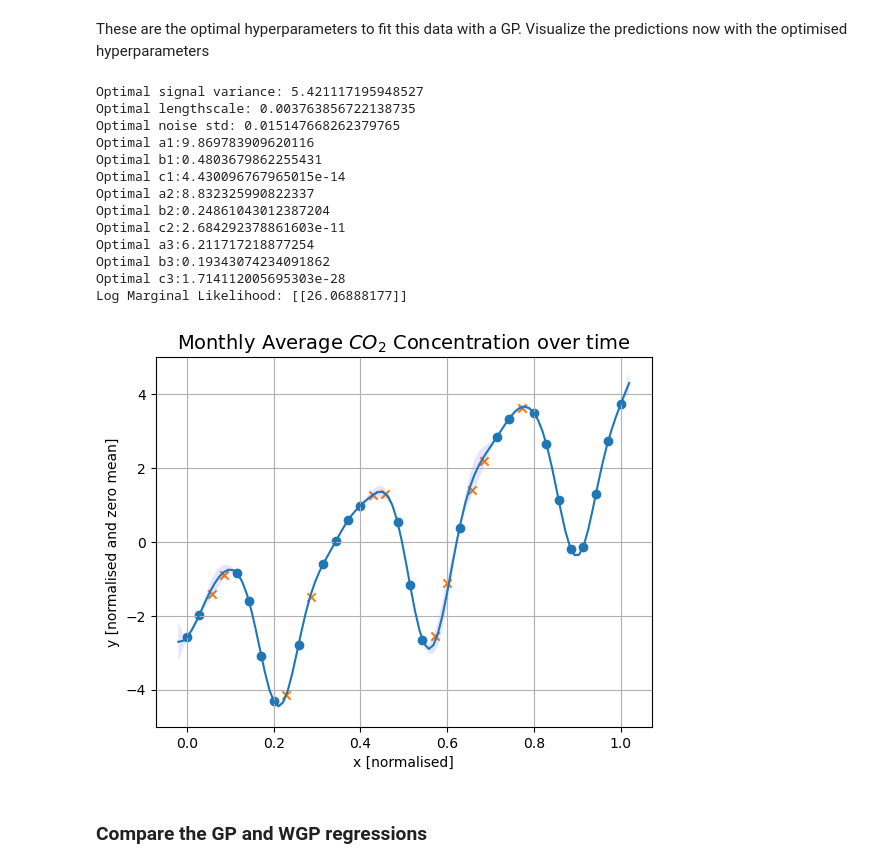
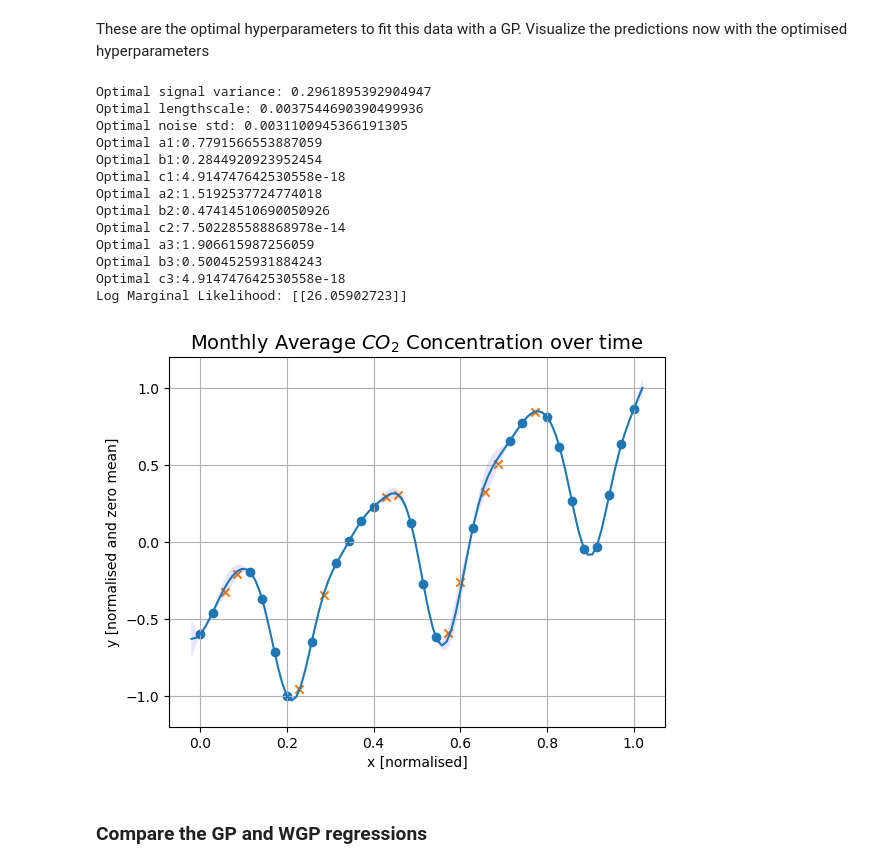
Before and after one commit to Fabian-Leal/Warped-GPs-, a Jupyter notebook: Creating unified GP class.ipynb, the cells around one changed output. Cells and saved outputs as stored; diff of their text form; code cells hidden in the pictures.

```diff
--- a/Creating unified GP class.ipynb
+++ b/Creating unified GP class.ipynb
@@ -213,7 +215,7 @@ x_star = np.linspace(-0.02,1.02,100)[:,np.newaxis]
 signal_variance = 1 #1
 lengthscale = 0.1 #0.3
 sigma_n = 0.05#0.1
-gp = GP("Squared Exponential", x_norm_train, y_norm_train, [signal_variance,lengthscale], sigma_n)
+gp = GPR("Squared Exponential", x_norm_train, y_norm_train, [signal_variance,lengthscale], sigma_n)
 [f_mean_2,f_std_2] = gp.predict(x_star)
 lml = gp.log_marginal_likelihood()
 print("Log Marginal Likelihood: "+str(lml))
@@ -440,16 +315,16 @@ from scipy.optimize import minimize
 
 def eval_params(params, gp):
     params = np.exp(params)
-    a = [params[2+3*i] for i in range(I)]
-    b = [params[3+3*i] for i in range(I)]
-    c = [params[4+3*i] for i in range(I)]
-    gpw.set_hyper_params([params[:2], [a,b,c]], params[len(params)-1])
-    nlml = -gpw.log_marginal_likelihood()
+    a = [params[3+3*i] for i in range(I)]
+    b = [params[4+3*i] for i in range(I)]
+    c = [params[5+3*i] for i in range(I)]
+    wgp.set_hyper_params(params[:2], params[2], [a,b,c])
+    nlml = -wgp.log_marginal_likelihood()
     print(str(params)+str(nlml))
     return nlml
 
-x0 = np.array([np.log(1), np.log(0.01)] + [np.log(1), np.log(1), np.log(0.01)]*I + [np.log(0.3)])
-res = minimize(eval_params, x0, method='powell', args=(gp),
+x0 = np.array([np.log(5), np.log(0.003)]  + [np.log(0.015)] + [np.log(1), np.log(1), np.log(0.01)]*I)
+res = minimize(eval_params, x0, method='powell', args=(wgp),
                options={'xatol': 1e-10, 'disp': True})
 print(res)
 # %% [output]
@@ -492,59 +350,59 @@ These are the optimal hyperparameters to fit this data with a GP. Visualize the
 # %%
 optimal_params = np.exp(res.x)
 
 print("Optimal signal variance: "+str(optimal_params[0]))
 print("Optimal lengthscale: "+str(optimal_params[1]))
-print("Optimal noise std: "+str(optimal_params[-1]))
+print("Optimal noise std: "+str(optimal_params[2]))
 for i in range(I):
-    print(f'Optimal a{i+1}:' +str(optimal_params[2+3*i]))
-    print(f'Optimal b{i+1}:' +str(optimal_params[3+3*i]))
-    print(f'Optimal c{i+1}:' +str(optimal_params[4+3*i]))
+    print(f'Optimal a{i+1}:' +str(optimal_params[3+3*i]))
+    print(f'Optimal b{i+1}:' +str(optimal_params[4+3*i]))
+    print(f'Optimal c{i+1}:' +str(optimal_params[5+3*i]))
 
-a = [optimal_params[2+3*i] for i in range(I)]
-b = [optimal_params[3+3*i] for i in range(I)]
-c = [optimal_params[4+3*i] for i in range(I)]
+a = [optimal_params[3+3*i] for i in range(I)]
+b = [optimal_params[4+3*i] for i in range(I)]
+c = [optimal_params[5+3*i] for i in range(I)]
 
-gpw.set_hyper_params([optimal_params[:2], [a,b,c]], optimal_params[len(optimal_params)-1])
+wgp.set_hyper_params(optimal_params[:2], optimal_params[2], [a,b,c])
 
 #Predict for x_star
-[fw_mean,fw_std] = gpw.predict(x_star)
-lml = gpw.log_marginal_likelihood()
+[fw_mean,fw_std] = wgp.predict(x_star)
+lml = wgp.log_marginal_likelihood()
 print("Log Marginal Likelihood: "+str(lml))
 
 
 fw_norm_train = 0
 fw_norm_test = 0
 
 for i in range(I):
-    fw_norm_train += optimal_params[3*i+2] * np.tanh(optimal_params[3*i+3] * (y_norm_train + optimal_params[3*i+4]))
-    fw_norm_test += optimal_params[3*i+2] * np.tanh(optimal_params[3*i+3] * (y_norm_test + optimal_params[3*i+4]))
+    fw_norm_train += optimal_params[3*i+3] * np.tanh(optimal_params[3*i+4] * (y_norm_train + optimal_params[3*i+5]))
+    fw_norm_test += optimal_params[3*i+3] * np.tanh(optimal_params[3*i+4] * (y_norm_test + optimal_params[3*i+5]))
 
 pl.scatter(x_norm_train, fw_norm_train)
 pl.scatter(x_norm_test, fw_norm_test,marker="x")
 
 pl.fill_between(x_star.ravel(), (fw_mean-2*fw_std).ravel(), (fw_mean+2*fw_std).ravel(), \
                 facecolor='blue', interpolate=True, alpha=0.1, label='±2*sigma of prediction')
 pl.plot(x_star, fw_mean)
 pl.title('Monthly Average $CO_2$ Concentration over time', fontsize=14)
 pl.xlabel('x [normalised]')
 pl.ylabel('y [normalised and zero mean]')
-pl.ylim([-5,5])
+pl.ylim([-1.2,1.2])
 pl.grid()
 # %% [output]
-Optimal signal variance: 5.421117195948527
-Optimal lengthscale: 0.003763856722138735
-Optimal noise std: 0.015147668262379765
-Optimal a1:9.869783909620116
-Optimal b1:0.4803679862255431
-Optimal c1:4.430096767965015e-14
-Optimal a2:8.832325990822337
-Optimal b2:0.24861043012387204
-Optimal c2:2.684292378861603e-11
-Optimal a3:6.211717218877254
-Optimal b3:0.19343074234091862
-Optimal c3:1.714112005695303e-28
-Log Marginal Likelihood: [[26.06888177]]
+Optimal signal variance: 0.2961895392904947
+Optimal lengthscale: 0.0037544690390499936
+Optimal noise std: 0.0031100945366191305
+Optimal a1:0.7791566553887059
+Optimal b1:0.2844920923952454
+Optimal c1:4.914747642530558e-18
+Optimal a2:1.5192537724774018
+Optimal b2:0.47414510690050926
+Optimal c2:7.502285588868978e-14
+Optimal a3:1.906615987256059
+Optimal b3:0.5004525931884243
+Optimal c3:4.914747642530558e-18
+Log Marginal Likelihood: [[26.05902723]]
-[figure, old version]
+[figure, new version]
 # %% [markdown]
 ### Compare the GP and WGP regressions
 # %% [markdown]
```
Also changed, not shown: parts of 9 cells of this notebook, 4 other files.
